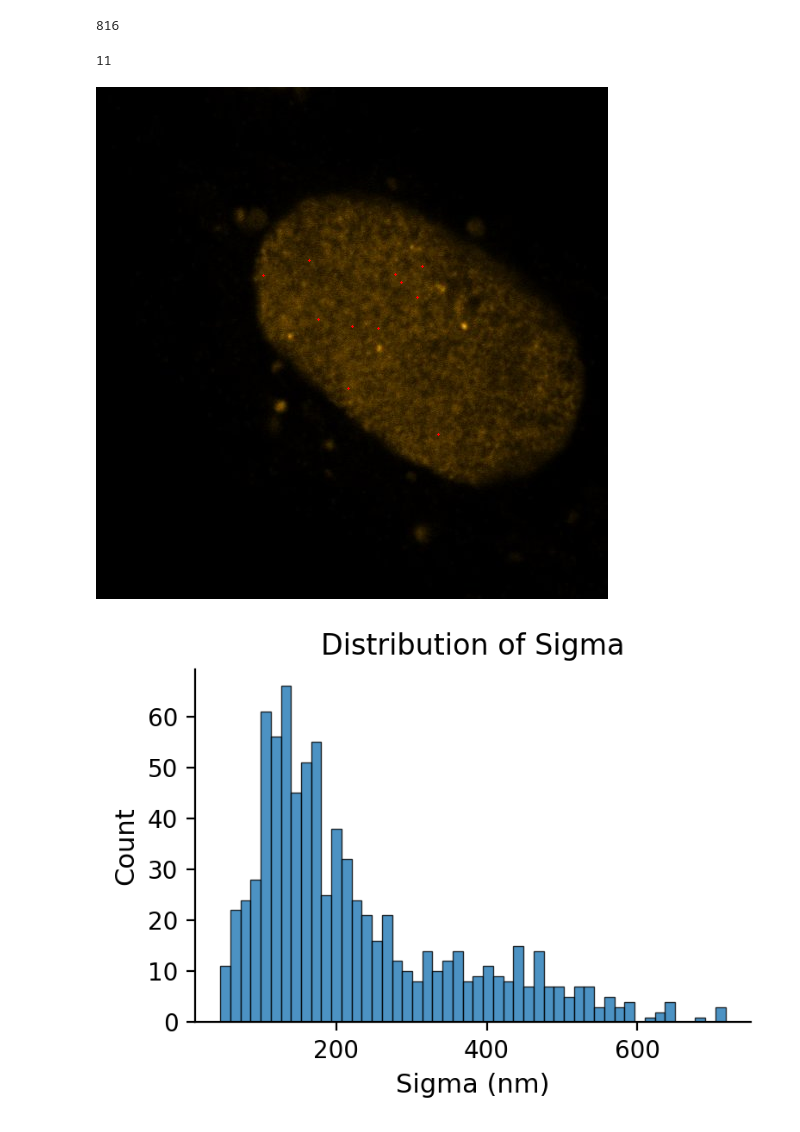
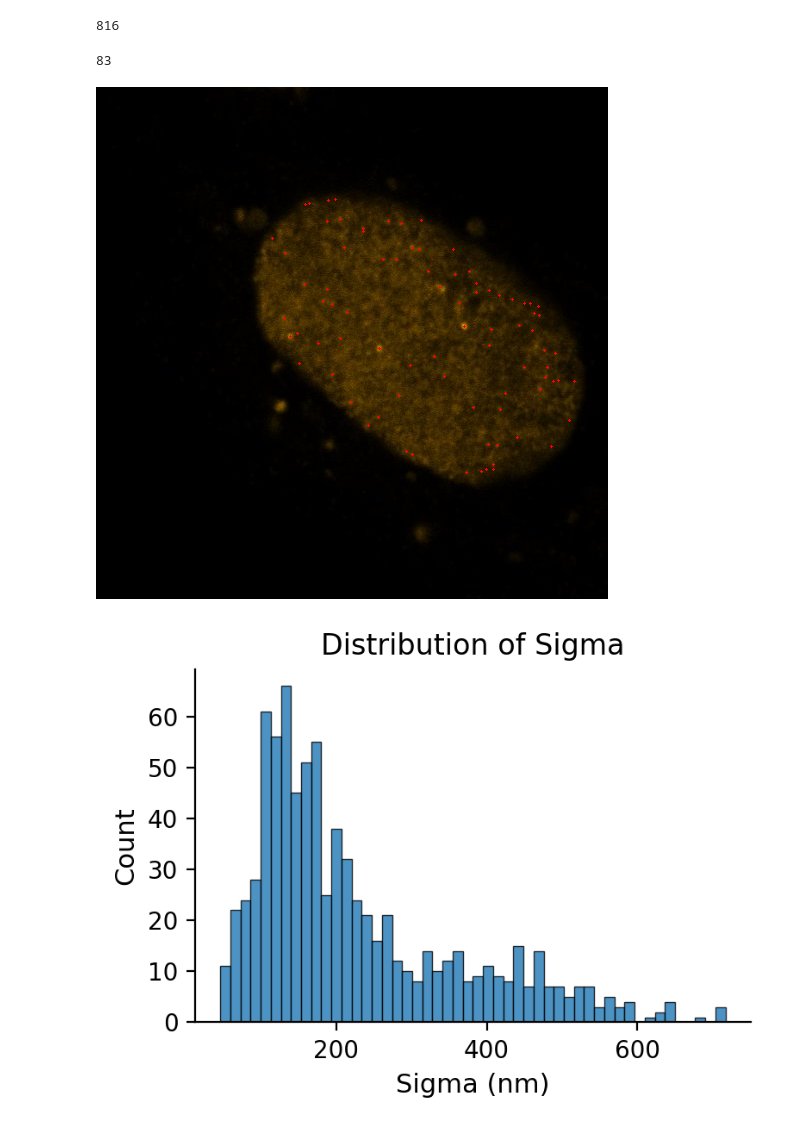
Before and after one commit to Lopatushka/LLPS, a Jupyter notebook: Kmean.ipynb, the cells around one changed output. Drawn from its saved outputs; the diff is of its cells as text; code cells hidden in the pictures.

```diff
--- a/Kmean.ipynb
+++ b/Kmean.ipynb
@@ -75,23 +75,23 @@ def draw_localizations(
     return image
 # %%
 # Filter out localizations with large sigma
-df_fileterd = df[(df["sigma [nm]"] < 200) & (df["intensity [photon]"] > 10000)]
+df_fileterd = df[(df["sigma [nm]"] < 200) & (df["intensity [photon]"] > 2000)]
 print(df_fileterd.shape[0])
 
 # Plotting
 result = draw_localizations(
     df_fileterd,
     "./examples/series_01.jpg",
     orig_size=(2560, 2560),
     pixel_size_original_nm=16,
     radius=1,
     color="red"
 )
 
 result.show()
 # %% [output]
-11
+83
-[figure, old version]
+[figure, new version]
 # %%
 plt.figure(figsize=(4, 3), dpi=200)
 
```
